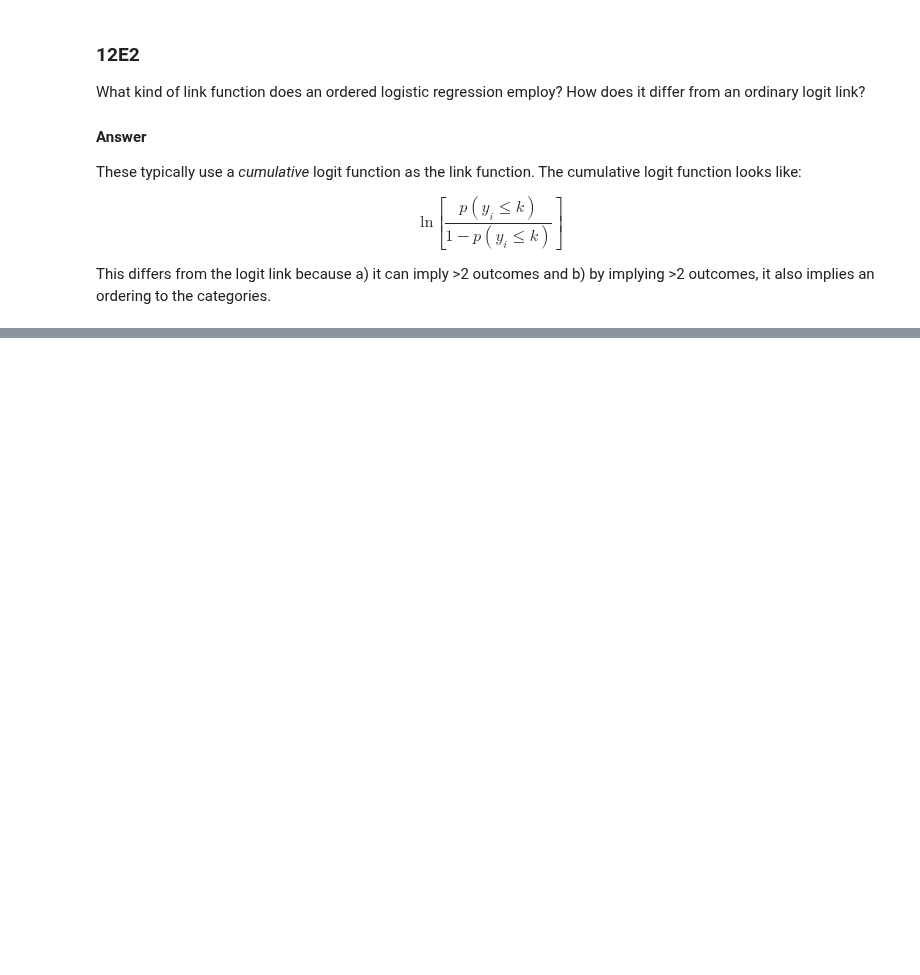
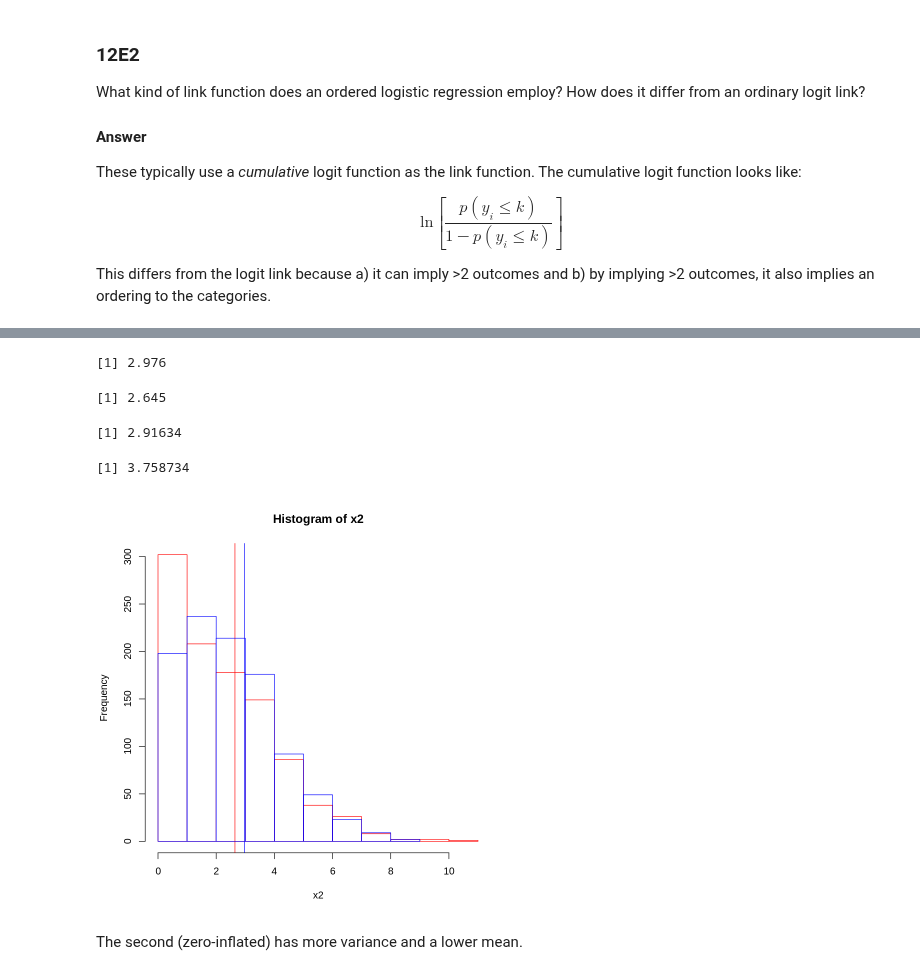
Before and after one commit to nicklausmillican/StatisticalRethinkingIISolutions, a Jupyter notebook: StatisticalRethinkingSolutions2_Ch12.ipynb, the cells around one changed output, grey strips where cells are left out. Cells and saved outputs as stored; diff of their text form; code cells hidden in the pictures; blank space fills up the shorter version.

```diff
--- a/StatisticalRethinkingSolutions2_Ch12.ipynb
+++ b/StatisticalRethinkingSolutions2_Ch12.ipynb
@@ -217,0 +228,28 @@ This differs from the logit link because a) it can imply >2 outcomes and b) by i
+# %%
+x1 <- rpois(1000, lambda=3)
+x2 <- numeric(1000)
+
+for(i in 1:1000){
+  rv <- rbinom(1, 1, 0.1)
+  if(rv==0){
+    x2[i] <- rpois(1, lambda=3)
+  } else{
+    x2[i] <- 0
+  }
+}
+
+mean(x1)
+mean(x2)
+var(x1)
+var(x2)
+
+hist(x2, density=FALSE, col="red"); abline(v=mean(x2), col="red")
+hist(x1, density=FALSE, col="blue", add=TRUE); abline(v=mean(x1), col="blue")
+# %% [output]
+[1] 2.976
+[1] 2.645
+[1] 2.91634
+[1] 3.758734
+[figure, added]
+# %% [markdown]
+The second (zero-inflated) has more variance and a lower mean.
```
Also changed, not shown: parts of 1 cell of this notebook.
